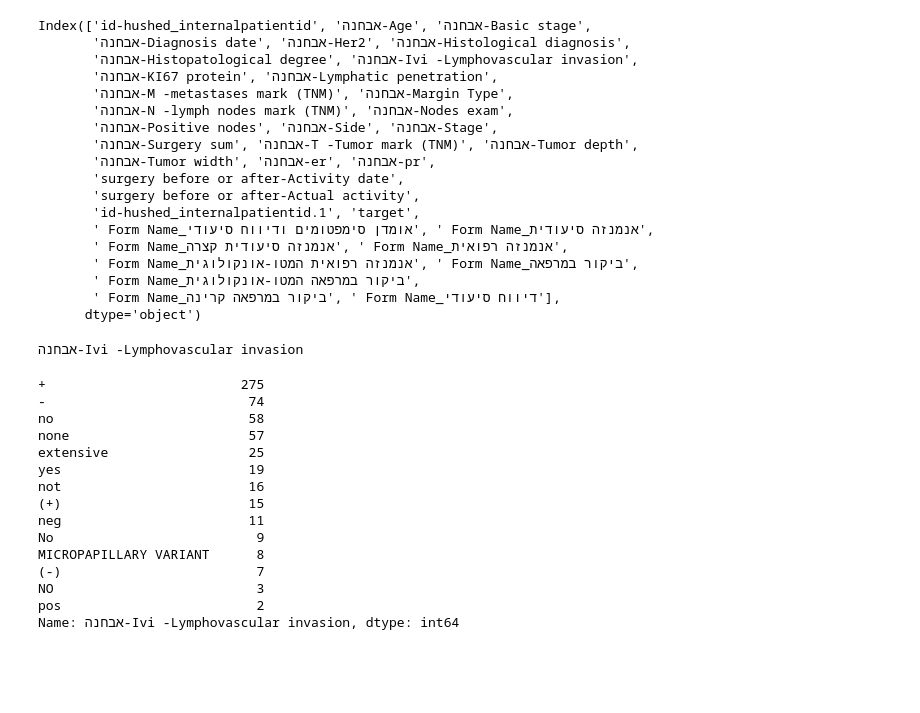
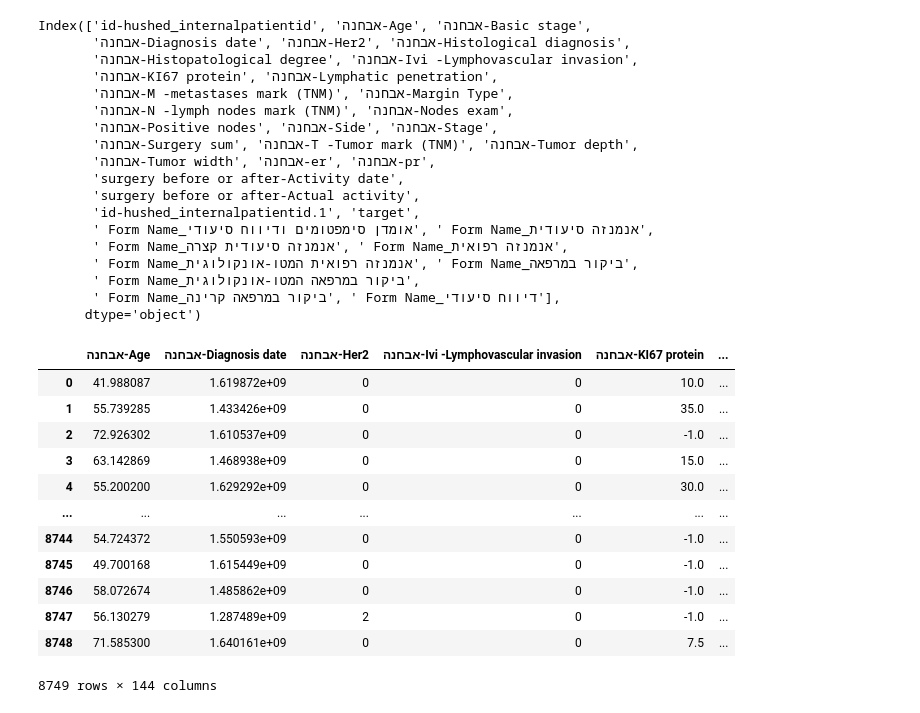
Before and after one commit to alonBenTzion/IML.hakaton, a Jupyter notebook: Data and Supplementary Material-20220601/Mission 2 - Breast Cancer/test.ipynb, the cells around one changed output. Drawn from its saved outputs; the diff is of its cells as text; code cells hidden in the pictures; blank space fills up the shorter version.

Commit message:
did some cleaning in files + opened tumer size file

```diff
--- a/Data and Supplementary Material-20220601/Mission 2 - Breast Cancer/test.ipynb
+++ b/Data and Supplementary Material-20220601/Mission 2 - Breast Cancer/test.ipynb
@@ -144,43 +144,23 @@ Index(['id-hushed_internalpatientid', 'אבחנה-Age', 'אבחנה-Basic stage'
        ' Form Name_ביקור במרפאה המטו-אונקולוגית',
        ' Form Name_ביקור במרפאה קרינה', ' Form Name_דיווח סיעודי'],
       dtype='object')
-# %%
-from datetime import datetime as dt
-data = pd.read_csv("clean_data.csv")
-# data = data.fillna(np.nan).replace([np.nan], [None])
-# for col in cols:
-#     data[col] = pd.to_datetime(data[col]).apply(lambda x:dt.timestamp(x))
-col = 'surgery before or after-Activity date'
-# col =  'אבחנה-Diagnosis date'
-
-pd.to_datetime(data[col]).apply(lambda x:dt.timestamp(x) if x == None else -1)
-# dt.timestamp(data[col][0])
-# dt.timestamp(pd.to_datetime(data[col][2]))
-# data[col][2] != None
-
-
-k = data['surgery before or after-Activity date']
-
-for col in data.columns:
-    if data[col].dtype == object:
-        print(col)
-
-data = pd.read_csv("train.feats.csv").fillna(np.nan).replace([np.nan], [None])
-data["אבחנה-Ivi -Lymphovascular invasion"].value_counts()
-# %% [output]
-אבחנה-Ivi -Lymphovascular invasion
-+                         275
--                          74
-no                         58
-none                       57
-extensive                  25
-yes                        19
-not                        16
-(+)                        15
-neg                        11
-No                          9
-MICROPAPILLARY VARIANT      8
-(-)                         7
-NO                          3
-pos                         2
-Name: אבחנה-Ivi -Lymphovascular invasion, dtype: int64
+# %%
+# data = pd.read_csv("train.feats.csv")
+data = pd.read_csv("clean_data_tumor.csv")
+# labels = pd.read_csv("train.labels.1.csv")
+# labels.columns
+data.col
+# %% [output]
+|  | אבחנה-Age | אבחנה-Diagnosis date | אבחנה-Her2 | אבחנה-Ivi -Lymphovascular invasion | אבחנה-KI67 protein | ... |
+| 0 | 41.988087 | 1.619872e+09 | 0 | 0 | 10.0 | ... |
+| 1 | 55.739285 | 1.433426e+09 | 0 | 0 | 35.0 | ... |
+| 2 | 72.926302 | 1.610537e+09 | 0 | 0 | -1.0 | ... |
+| 3 | 63.142869 | 1.468938e+09 | 0 | 0 | 15.0 | ... |
+| 4 | 55.200200 | 1.629292e+09 | 0 | 0 | 30.0 | ... |
+| ... | ... | ... | ... | ... | ... | ... |
+| 8744 | 54.724372 | 1.550593e+09 | 0 | 0 | -1.0 | ... |
+| 8745 | 49.700168 | 1.615449e+09 | 0 | 0 | -1.0 | ... |
+| 8746 | 58.072674 | 1.485862e+09 | 0 | 0 | -1.0 | ... |
+| 8747 | 56.130279 | 1.287489e+09 | 2 | 0 | -1.0 | ... |
+| 8748 | 71.585300 | 1.640161e+09 | 0 | 0 | 7.5 | ... |
+8749 rows × 144 columns
```
Also changed, not shown: parts of 1 cell of this notebook, 5 other files.
